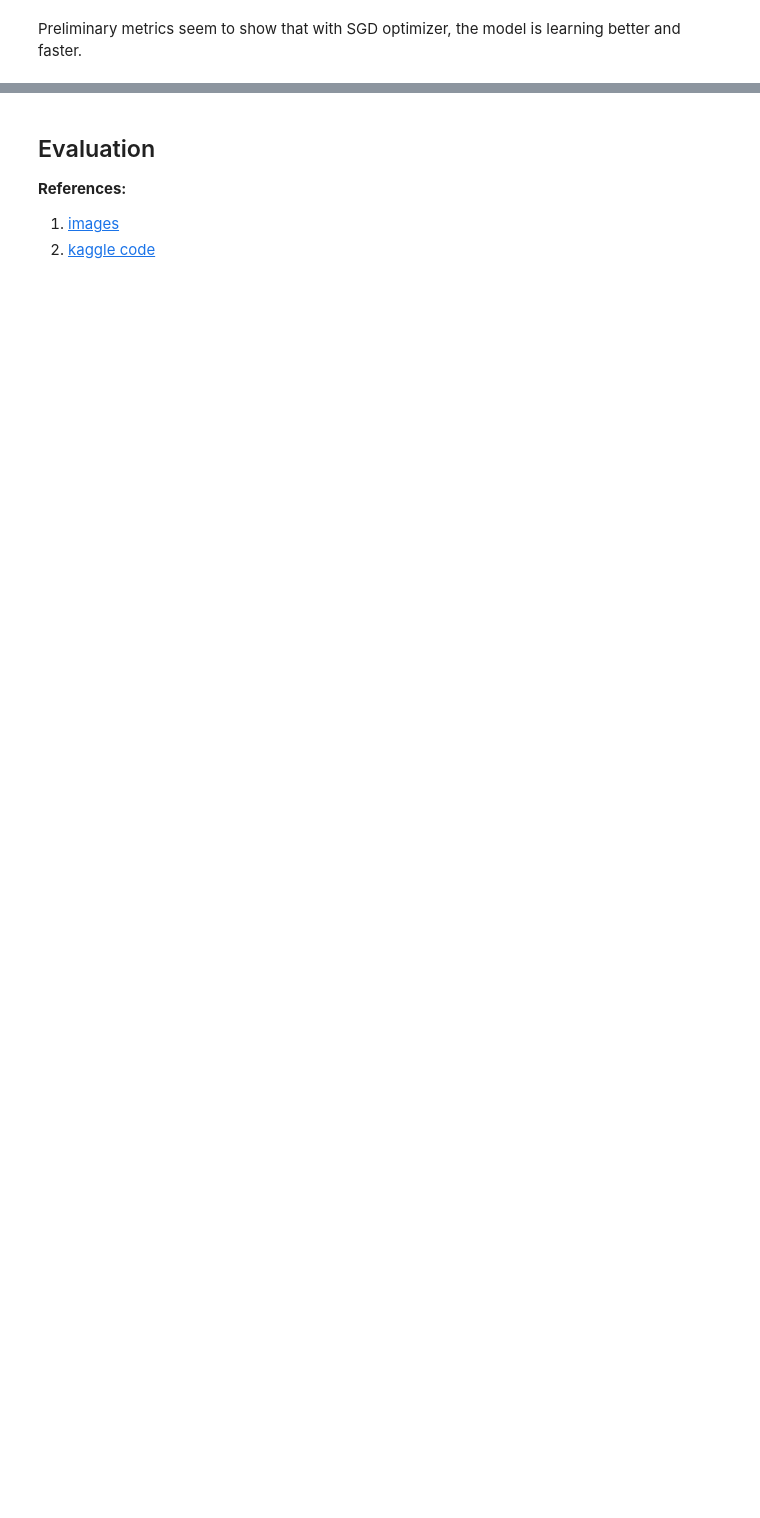
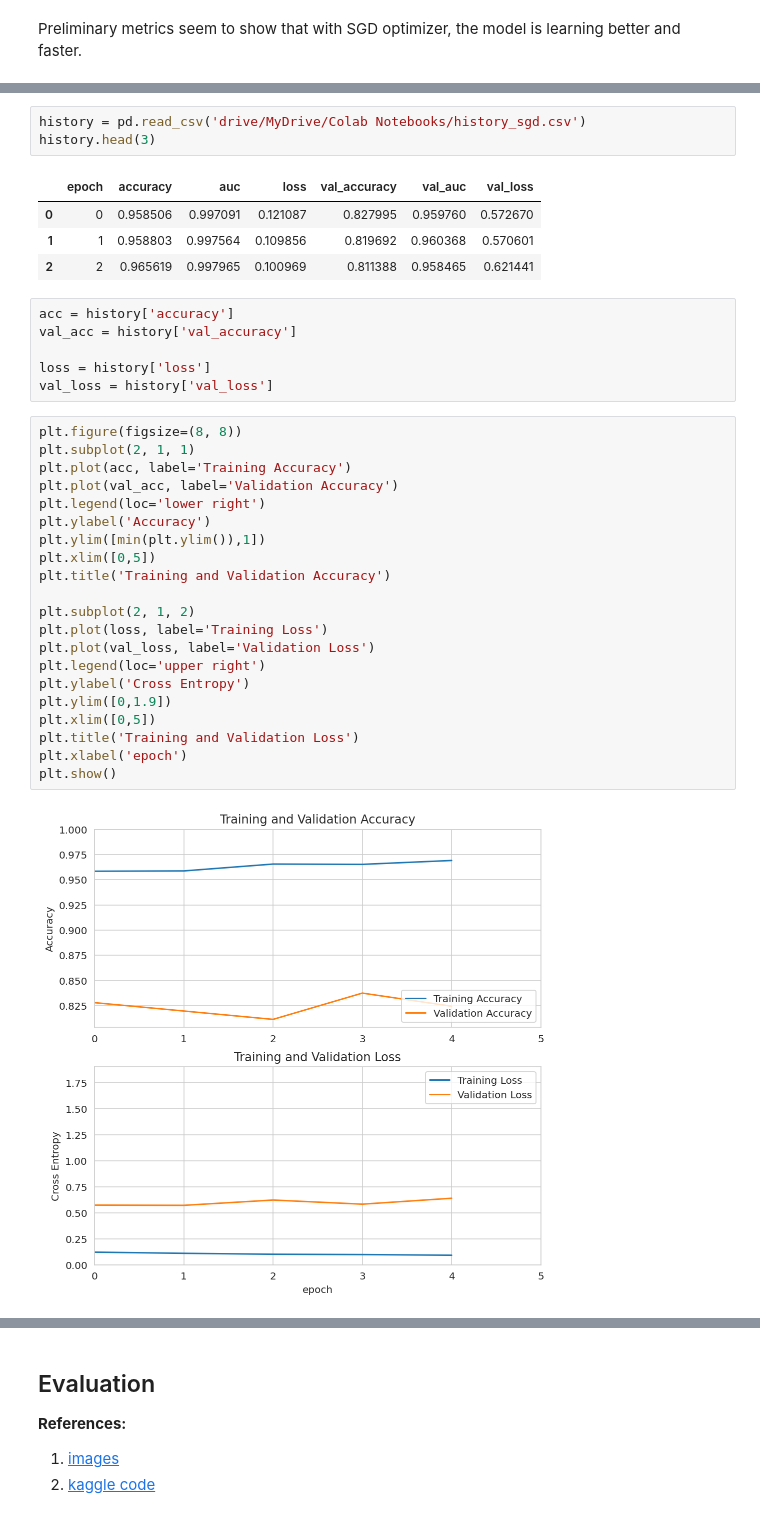
Before and after one commit to yxmauw/eye-disease-classification, a Jupyter notebook: UNet.ipynb, the cells around one changed output, grey strips where cells are left out. Cells and saved outputs as stored; diff of their text form; blank space fills up the shorter version.

```diff
--- a/UNet.ipynb
+++ b/UNet.ipynb
@@ -660,0 +665,37 @@ Preliminary metrics seem to show that with SGD optimizer, the model is learning
+# %%
+history = pd.read_csv('drive/MyDrive/Colab Notebooks/history_sgd.csv')
+history.head(3)
+# %% [output]
+|  | epoch | accuracy | auc | loss | val_accuracy | val_auc | val_loss |
+| 0 | 0 | 0.958506 | 0.997091 | 0.121087 | 0.827995 | 0.959760 | 0.572670 |
+| 1 | 1 | 0.958803 | 0.997564 | 0.109856 | 0.819692 | 0.960368 | 0.570601 |
+| 2 | 2 | 0.965619 | 0.997965 | 0.100969 | 0.811388 | 0.958465 | 0.621441 |
+# %%
+acc = history['accuracy']
+val_acc = history['val_accuracy']
+
+loss = history['loss']
+val_loss = history['val_loss']
+# %%
+plt.figure(figsize=(8, 8))
+plt.subplot(2, 1, 1)
+plt.plot(acc, label='Training Accuracy')
+plt.plot(val_acc, label='Validation Accuracy')
+plt.legend(loc='lower right')
+plt.ylabel('Accuracy')
+plt.ylim([min(plt.ylim()),1])
+plt.xlim([0,5])
+plt.title('Training and Validation Accuracy')
+
+plt.subplot(2, 1, 2)
+plt.plot(loss, label='Training Loss')
+plt.plot(val_loss, label='Validation Loss')
+plt.legend(loc='upper right')
+plt.ylabel('Cross Entropy')
+plt.ylim([0,1.9])
+plt.xlim([0,5])
+plt.title('Training and Validation Loss')
+plt.xlabel('epoch')
+plt.show()
+# %% [output]
+[figure, added]
```
Also changed, not shown: parts of 3 cells of this notebook.
